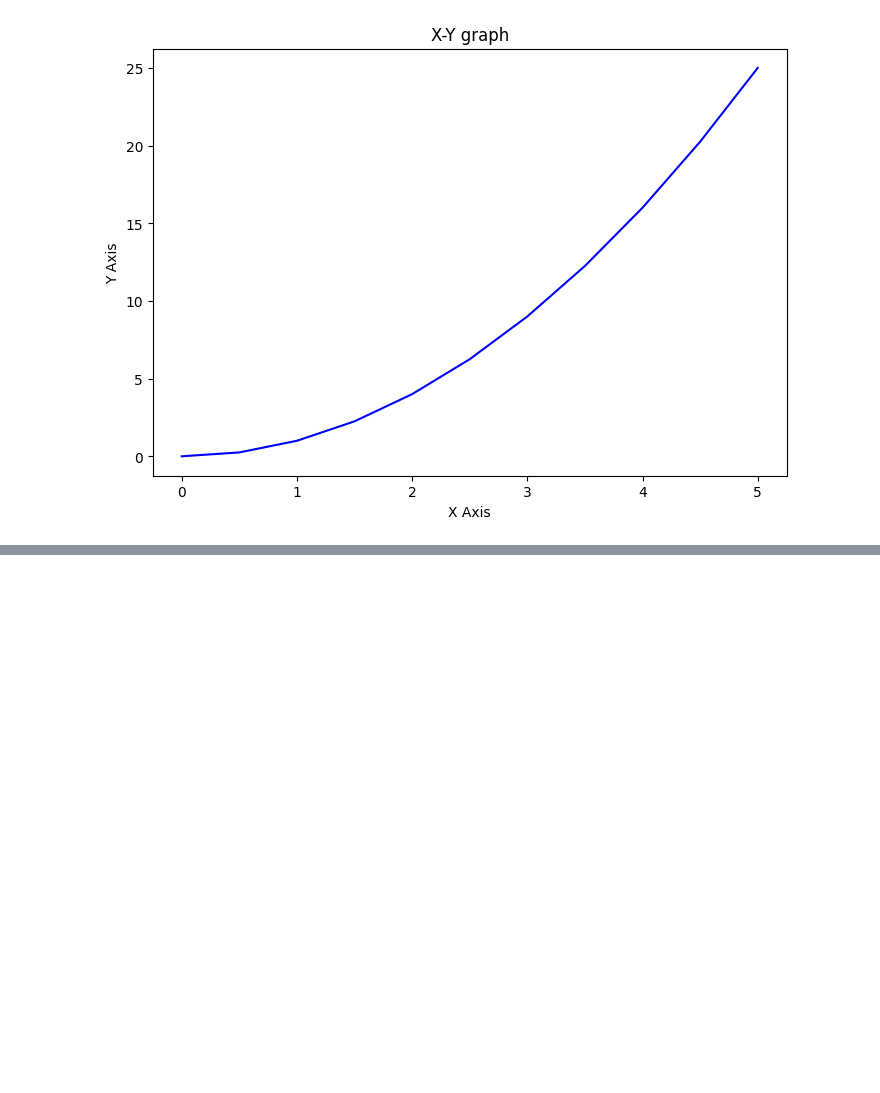
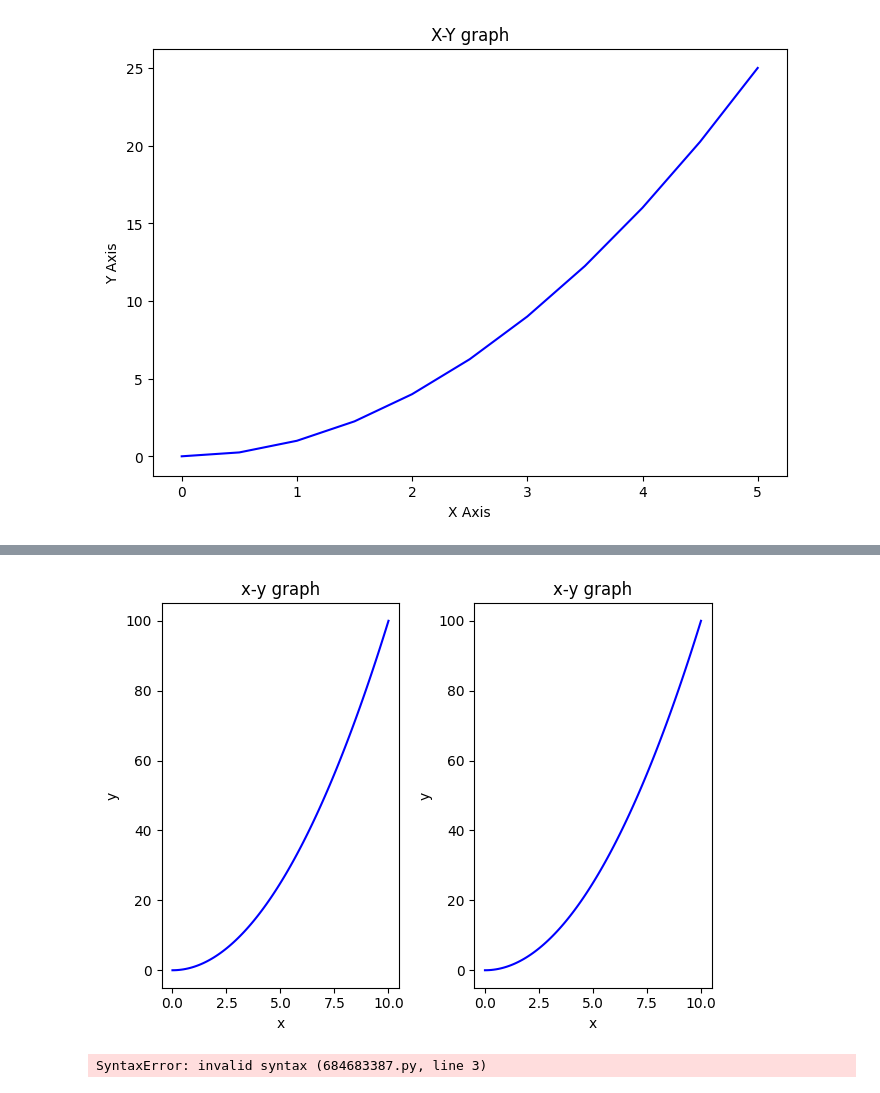
Before and after one commit to minhasaleem/DATASCIENCE-LAB, a Jupyter notebook: Data Visualisation.ipynb, the cells around one changed output, grey strips where cells are left out. Cells and saved outputs as stored; diff of their text form; code cells hidden in the pictures; blank space fills up the shorter version.

```diff
--- a/Data Visualisation.ipynb
+++ b/Data Visualisation.ipynb
@@ -44,0 +82,19 @@ axes1 = fig.add_axes([0.7,0.
+# %%
+for ax in axes:
+    ax.plot(x,y,'b')
+    ax.set_xlabel('x')
+    ax.set_ylabel('y')
+    ax.set_title('x-y graph')
+    fig.tight_layout()
+fig
+# %% [output]
+[figure, added]
+# %%
+fig = plt.figure(figsize = (8,4),dpi = 100 )
+fig,axes = plt.subplots(figsize=(8,3))
+axes.plot(x,y,'b') axes.set_xlabel('x')
+axes.set_ylabel('y')
+axes.set_title('x-y graph')
+Text(0.5, 1.0, 'x-y graph')
+# %% [output]
+SyntaxError: invalid syntax (684683387.py, line 3)
```
Also changed, not shown: parts of 3 cells of this notebook.
